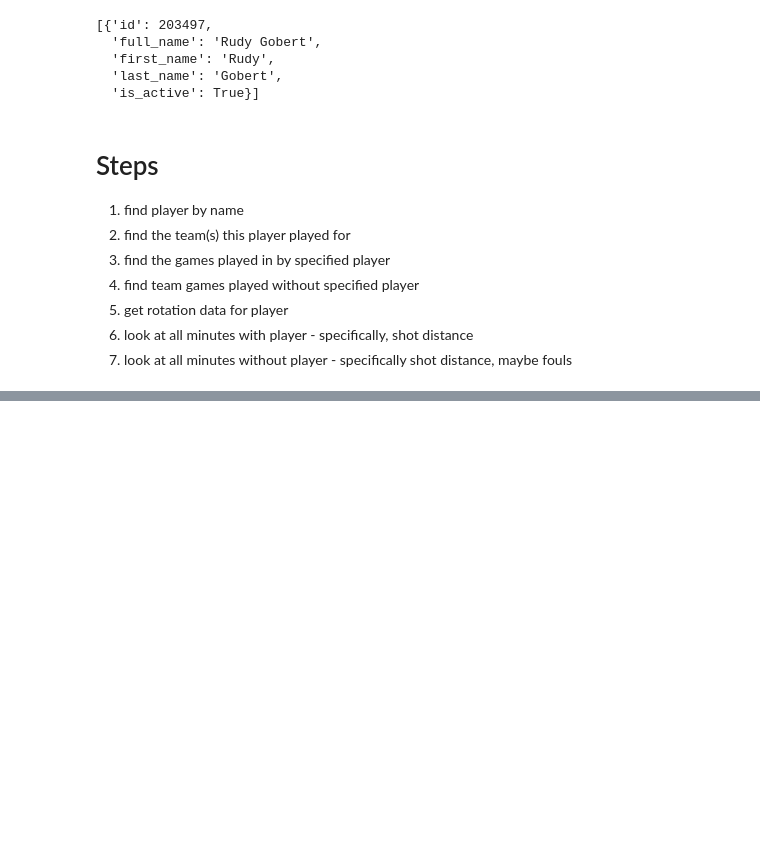
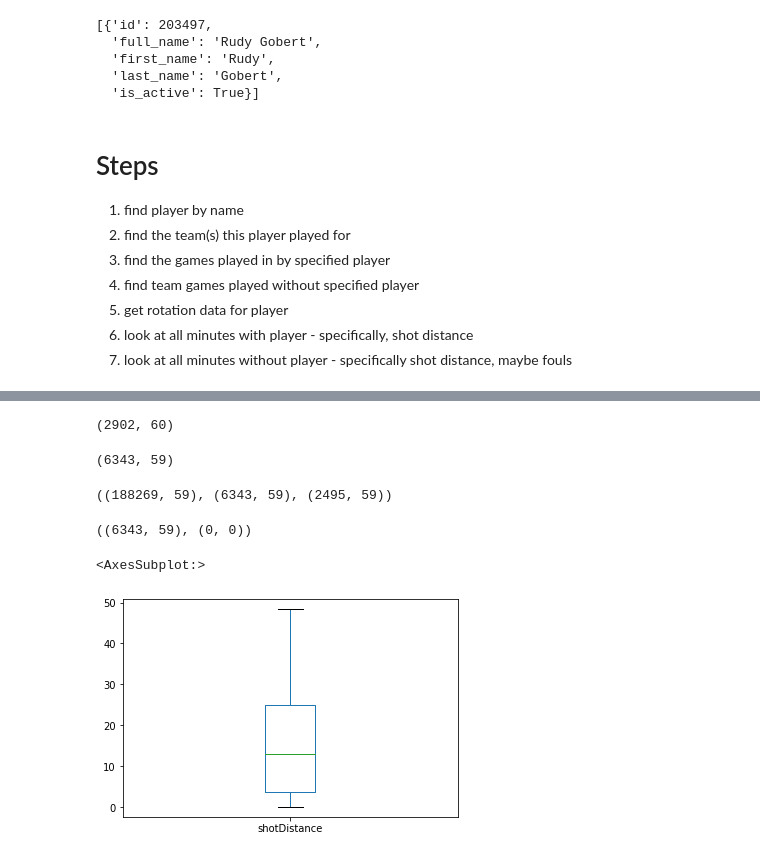
Before and after one commit to SpecCRA/nba_defenders_and_shot_distance, a Jupyter notebook: notebooks/eda.ipynb, the cells around one changed output, grey strips where cells are left out. Cells and saved outputs as stored; diff of their text form; code cells hidden in the pictures; blank space fills up the shorter version.

```diff
--- a/notebooks/eda.ipynb
+++ b/notebooks/eda.ipynb
@@ -401,0 +309,7 @@ test_pbp_wo_player
+# %%
+# look at games with gobert
+pbp_w_player = pd.DataFrame()
+pbp_wo_player = pd.DataFrame()
+
+pbp_games_wo_player = pbp[pbp['game_id'].isin(games_not_played)]
+print('data structures initialized')
@@ -401,0 +350,17 @@ test_pbp_wo_player
+# %%
+# filter per game, and then per rotation
+print('creating rotation df')
+player_rotation = rotations[rotations['PERSON_ID'] == player_id]
+
+for gameid in player_game_ids:
+    game_rotation = player_rotation[player_rotation['GAME_ID'] == gameid]
+    for row in game_rotation.iterrows():
+        row=row[1]
+        with_player = pbp[
+            (pbp['game_id'] == gameid) & (
+                pbp['time'].between(row['IN_TIME_REAL'], row['OUT_TIME_REAL'], inclusive='both')
+            )
+        ]
+        pbp_w_player = pd.concat([pbp_w_player, with_player])
+
+print('done')
@@ -401,0 +380,9 @@ test_pbp_wo_player
+# %%
+# games played in but minutes without player of interest
+# game ID will exist
+# get games with rudy in them first
+pbp_all = pbp[pbp['game_id'].isin(player_game_ids)]
+common_pbp_columns = list(pbp.columns)
+
+pbp_all = pbp_all.merge(pbp_w_player, on = common_pbp_columns, how='left', indicator=True)
+pbp_all
@@ -401,0 +403,30 @@ test_pbp_wo_player
+# %%
+pbp_all[pbp_all['_merge'] == 'left_only'].shape
+# %% [output]
+(2902, 60)
+# %%
+pbp_w_player.shape
+# %% [output]
+(6343, 59)
+# %%
+pbp.shape, pbp_w_player.shape, pbp_games_wo_player.shape
+# %% [output]
+((188269, 59), (6343, 59), (2495, 59))
+# %%
+pbp_w_player.shape, pbp_wo_player.shape
+# %% [output]
+((6343, 59), (0, 0))
+# %%
+# combine all minutes without gobert
+pbp_wo_player = pd.concat([pbp_games_wo_player, pbp_all[pbp_all['_merge'] == 'left_only']])
+pbp_wo_player.drop(columns='_merge', inplace=True)
+# %%
+pbp_wo_player.shape
+
+# how many of those are shots
+# how what is the distribution of shot distance with and without rudy
+
+pbp_wo_player['shotDistance'].plot.box()
+# %% [output]
+<AxesSubplot:>
+[figure, added]
```
Also changed, not shown: parts of 56 cells of this notebook, 6 other files.
